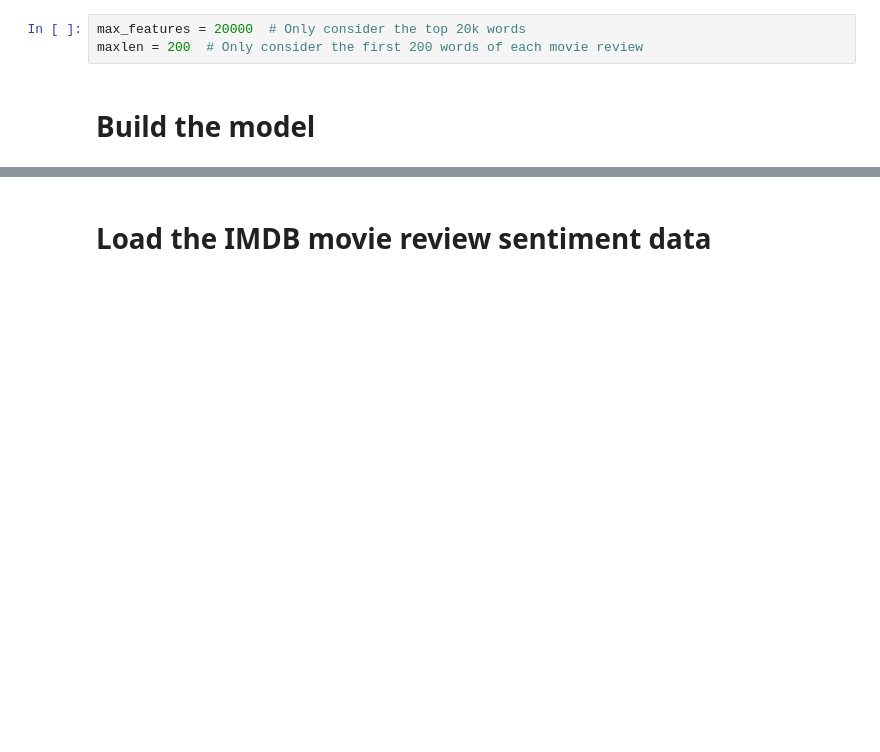
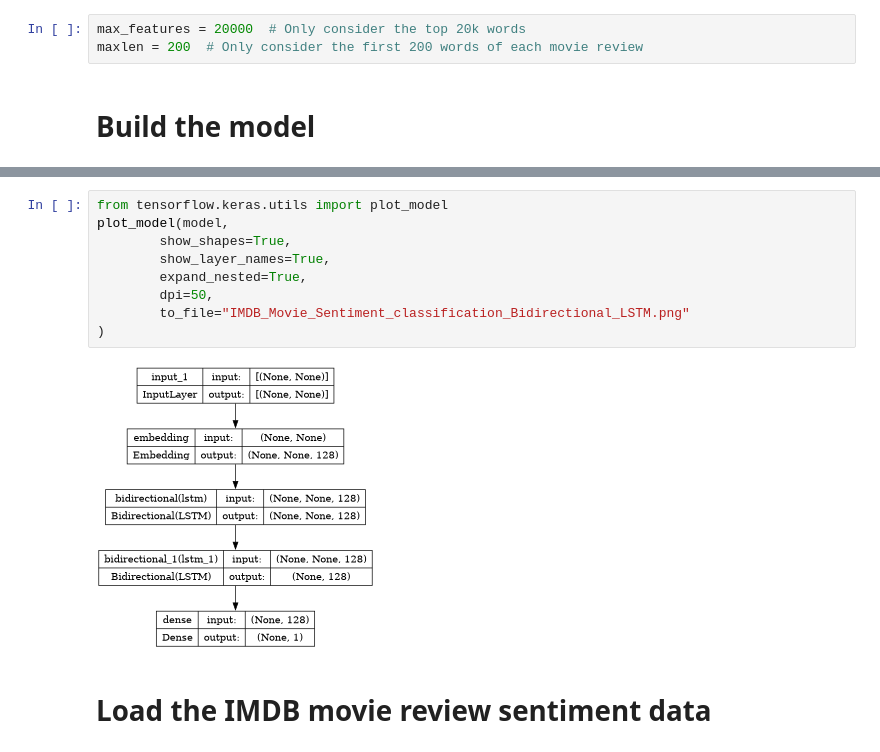
Before and after one commit to emrulk1/AI-ML-Data-Science-Practice, a Jupyter notebook: Natural_Language_Processing/Text_Classification_and_Sentiment_Analysis/IMDB_Movie_Sentiment_classification_Bidirectional_LSTM.ipynb, the cells around one changed output, grey strips where cells are left out. Saved outputs shown, nothing was run; the diff lists cells and outputs as text; blank space fills up the shorter version.

Commit message:
Modified  IMDB_Movie_Sentiment_classification_Bidirectional_LSTM.ipynb and added model architecture plot and training and validation accruracy and loss plots

```diff
--- a/Natural_Language_Processing/Text_Classification_and_Sentiment_Analysis/IMDB_Movie_Sentiment_classification_Bidirectional_LSTM.ipynb
+++ b/Natural_Language_Processing/Text_Classification_and_Sentiment_Analysis/IMDB_Movie_Sentiment_classification_Bidirectional_LSTM.ipynb
@@ -43,6 +46,17 @@ Total params: 2,757,761
 Trainable params: 2,757,761
 Non-trainable params: 0
 _________________________________________________________________
+# %%
+from tensorflow.keras.utils import plot_model
+plot_model(model,
+        show_shapes=True,
+        show_layer_names=True,
+        expand_nested=True,
+        dpi=50,
+        to_file="IMDB_Movie_Sentiment_classification_Bidirectional_LSTM.png"
+)
+# %% [output]
+[figure, added]
 # %% [markdown]
 # Load the IMDB movie review sentiment data
 # %%
```
Also changed, not shown: parts of 11 cells of this notebook.
